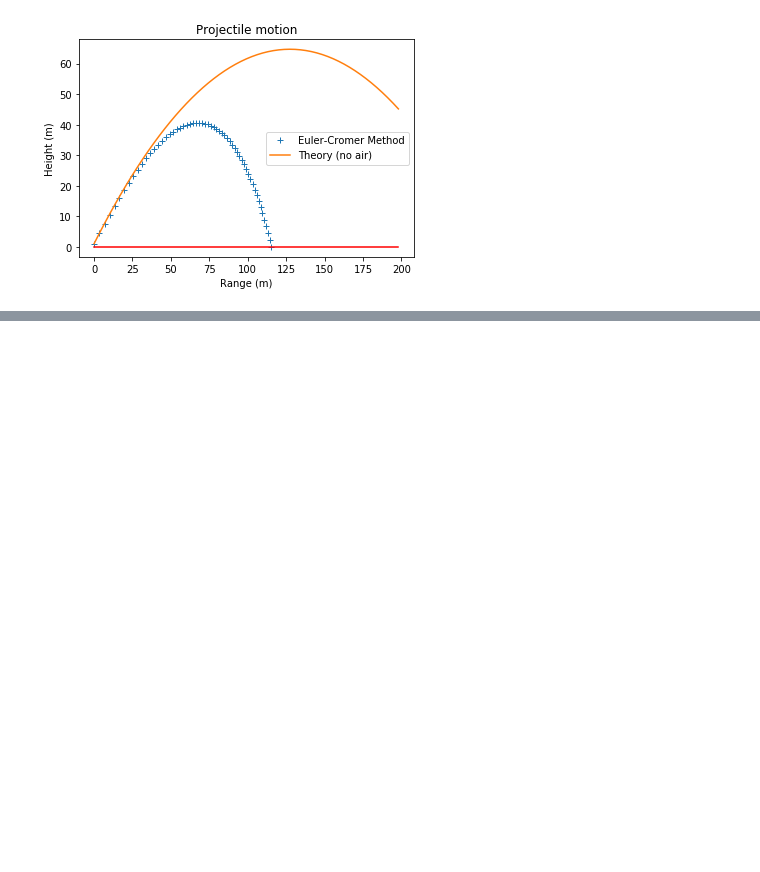
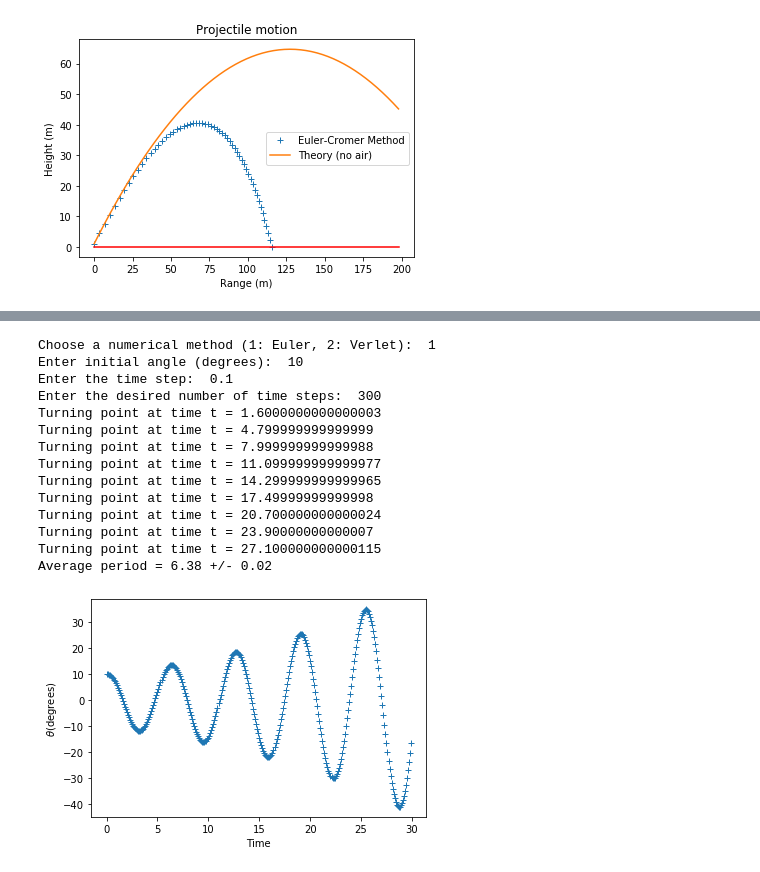
Before and after one commit to mattwilliams06/NumericalMethodsForPhysics, a Jupyter notebook: Ch2.ipynb, the cells around one changed output, grey strips where cells are left out. Cells and saved outputs as stored; diff of their text form; code cells hidden in the pictures; blank space fills up the shorter version.

Commit message:
Pendulum program

```diff
--- a/Ch2.ipynb
+++ b/Ch2.ipynb
@@ -372,0 +648,18 @@ $$ \frac{d^2\theta}{dt^2} = -\frac{g}{L}sin\theta $$
+# %%
+pendul()
+# %% [output]
+Choose a numerical method (1: Euler, 2: Verlet):  1
+Enter initial angle (degrees):  10
+Enter the time step:  0.1
+Enter the desired number of time steps:  300
+Turning point at time t = 1.6000000000000003
+Turning point at time t = 4.799999999999999
+Turning point at time t = 7.999999999999988
+Turning point at time t = 11.099999999999977
+Turning point at time t = 14.299999999999965
+Turning point at time t = 17.49999999999998
+Turning point at time t = 20.700000000000024
+Turning point at time t = 23.90000000000007
+Turning point at time t = 27.100000000000115
+Average period = 6.38 +/- 0.02
+[figure, added]
```
Also changed, not shown: parts of 15 cells of this notebook.
